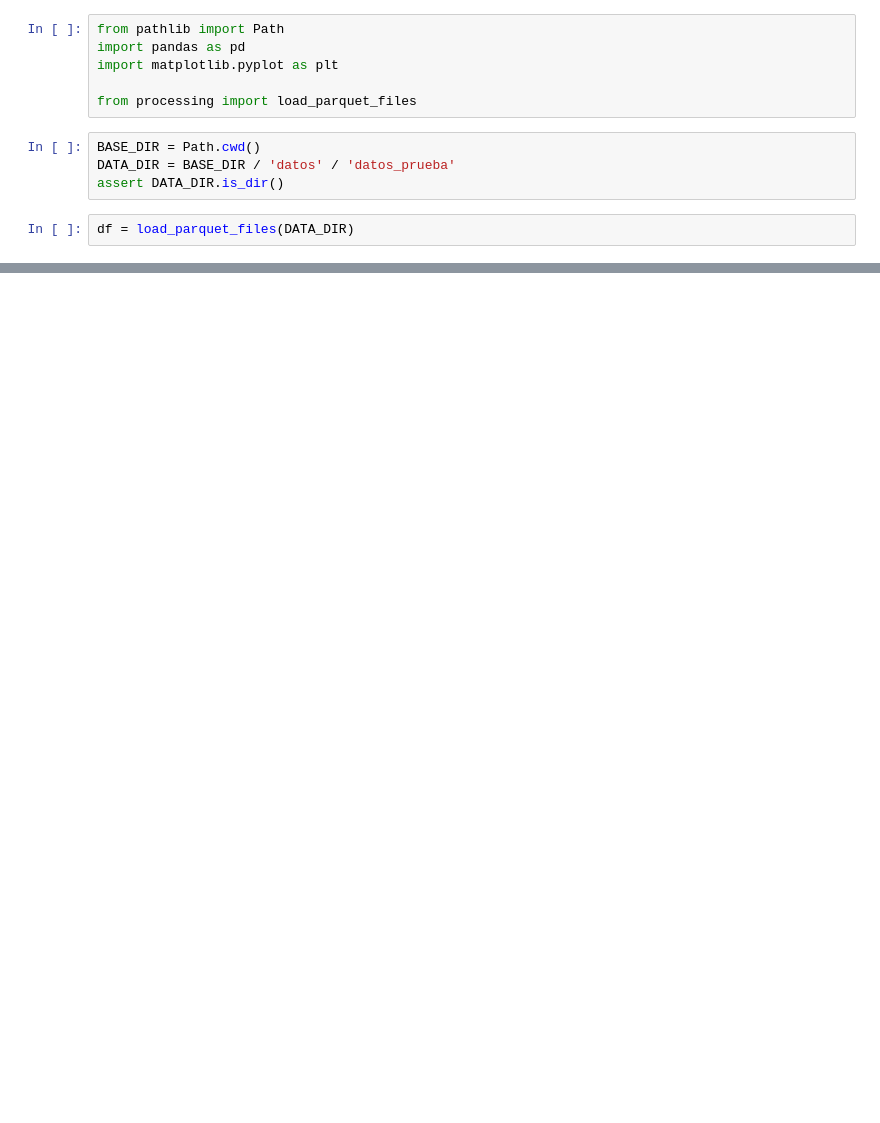
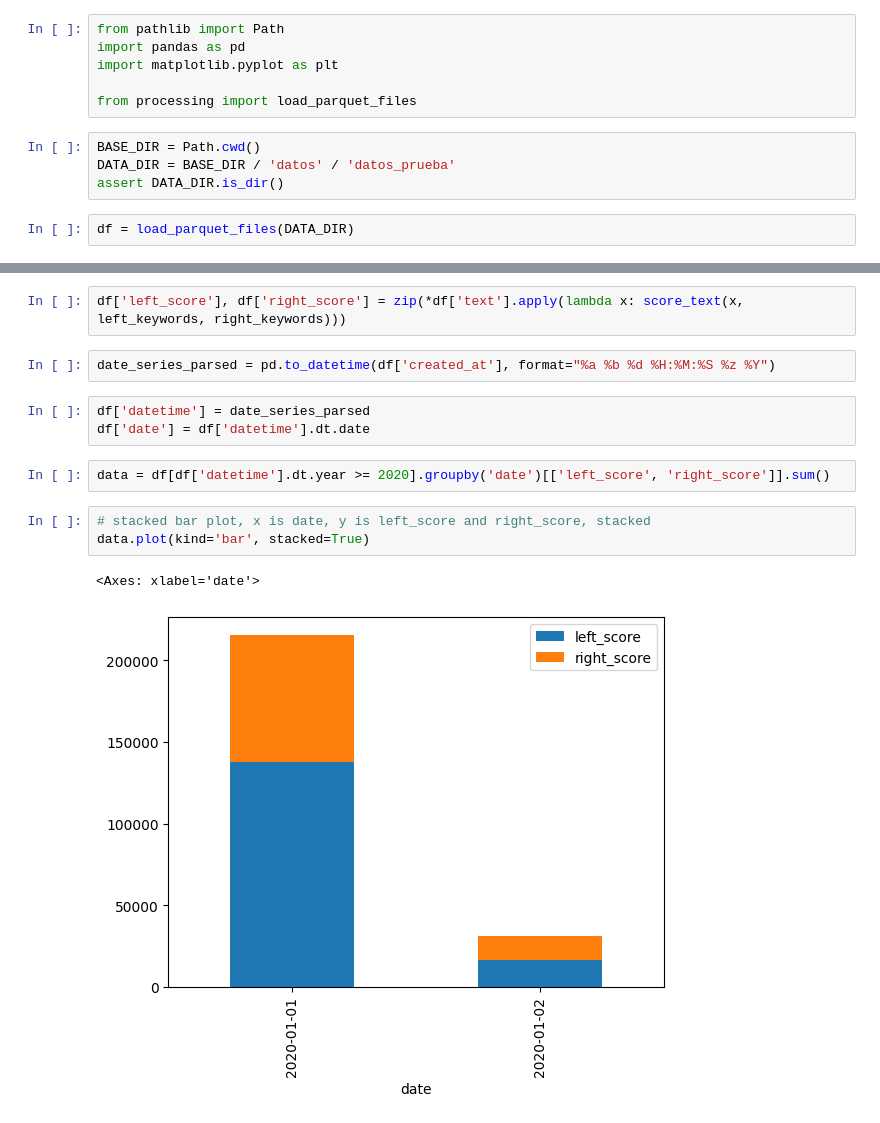
Before and after one commit to JavieraJimenezR/visualiza, a Jupyter notebook: processing.ipynb, the cells around one changed output, grey strips where cells are left out. Drawn from its saved outputs; the diff is of its cells as text; blank space fills up the shorter version.

```diff
--- a/processing.ipynb
+++ b/processing.ipynb
@@ -28,0 +76,15 @@ df
+# %%
+df['left_score'], df['right_score'] = zip(*df['text'].apply(lambda x: score_text(x, left_keywords, right_keywords)))
+# %%
+date_series_parsed = pd.to_datetime(df['created_at'], format="%a %b %d %H:%M:%S %z %Y")
+# %%
+df['datetime'] = date_series_parsed
+df['date'] = df['datetime'].dt.date
+# %%
+data = df[df['datetime'].dt.year >= 2020].groupby('date')[['left_score', 'right_score']].sum()
+# %%
+# stacked bar plot, x is date, y is left_score and right_score, stacked
+data.plot(kind='bar', stacked=True)
+# %% [output]
+<Axes: xlabel='date'>
+[figure, added]
```
Also changed, not shown: parts of 5 cells of this notebook.
